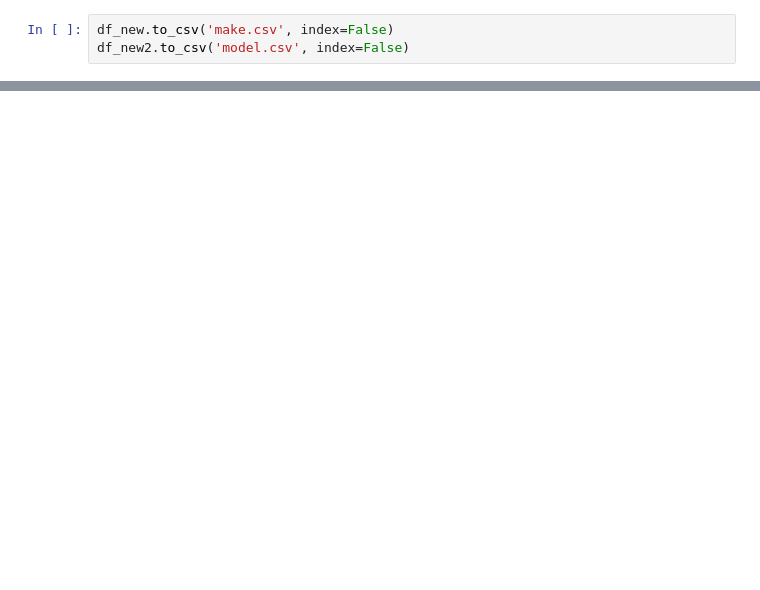
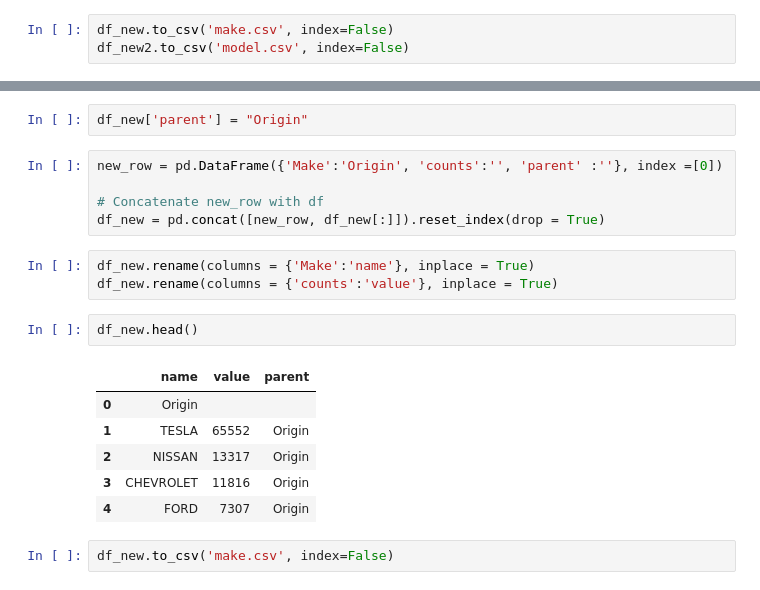
Before and after one commit to mayankchadha16/Data-Visualization-Group-Assignments, a Jupyter notebook: A2/InfoViz/Treemap/treemap.ipynb, the cells around one changed output, grey strips where cells are left out. Saved outputs shown, nothing was run; the diff lists cells and outputs as text; blank space fills up the shorter version.

```diff
--- a/A2/InfoViz/Treemap/treemap.ipynb
+++ b/A2/InfoViz/Treemap/treemap.ipynb
@@ -220,0 +229,21 @@ df_new2.to_csv('model.csv', index=False)
+# %%
+df_new['parent'] = "Origin"
+# %%
+new_row = pd.DataFrame({'Make':'Origin', 'counts':'', 'parent' :''}, index =[0])
+
+# Concatenate new_row with df
+df_new = pd.concat([new_row, df_new[:]]).reset_index(drop = True)
+# %%
+df_new.rename(columns = {'Make':'name'}, inplace = True)
+df_new.rename(columns = {'counts':'value'}, inplace = True)
+# %%
+df_new.head()
+# %% [output]
+|  | name | value | parent |
+| 0 | Origin |  |  |
+| 1 | TESLA | 65552 | Origin |
+| 2 | NISSAN | 13317 | Origin |
+| 3 | CHEVROLET | 11816 | Origin |
+| 4 | FORD | 7307 | Origin |
+# %%
+df_new.to_csv('make.csv', index=False)
```
Also changed, not shown: parts of 2 cells of this notebook, 10 other files.
